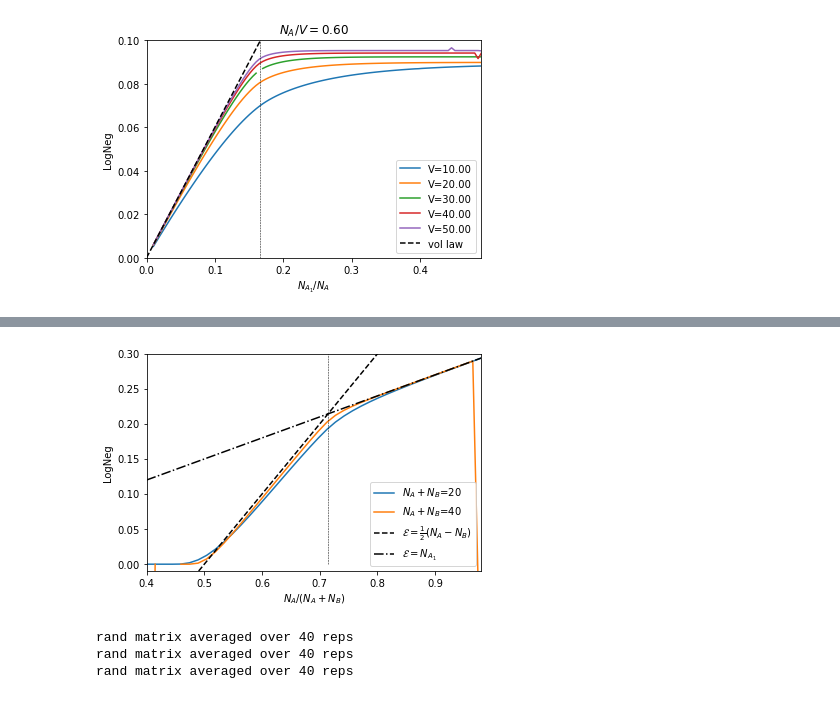
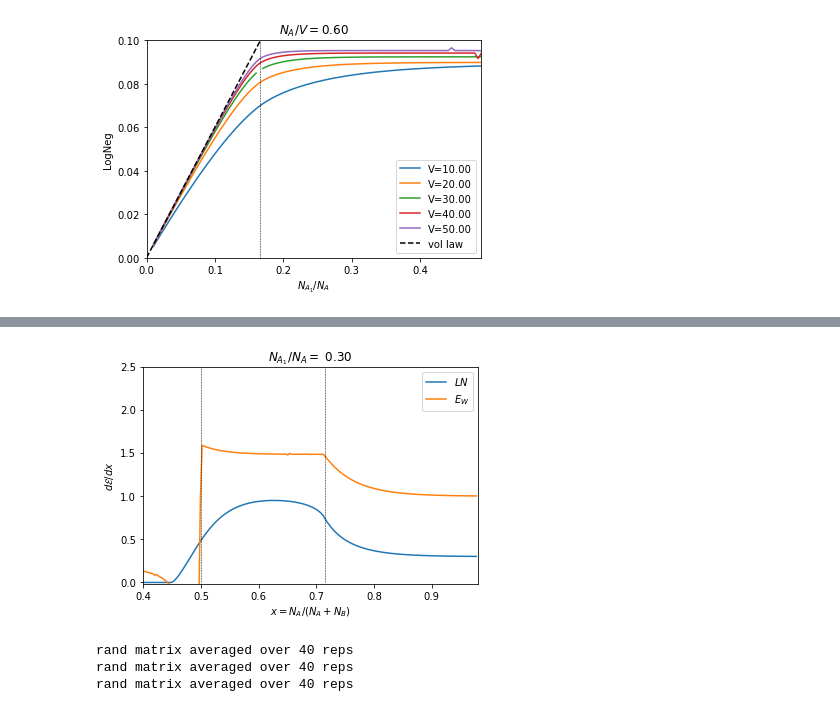
Before and after one commit to hassan-shap/RMT, a Jupyter notebook: EntTransition-new.ipynb, the cells around one changed output, grey strips where cells are left out. Cells and saved outputs as stored; diff of their text form; code cells hidden in the pictures.

```diff
--- a/EntTransition-new.ipynb
+++ b/EntTransition-new.ipynb
@@ -79,6 +138,17 @@ def neg_calc(a,b):
     integral= nquad(integrand, [[-np.inf, np.inf]], args=(a, b),opts=[options,options])[0]
     return integral
 
+def odd_integrand(z, a, b):
+    return -Gz(z,a,b)*z*np.log(np.abs(z))
+
+def odd_neg_calc(a,b):
+    '''Calculates logneg by \int P(z)|z| dz
+    where P(z) is spectral density'''
+    options={'limit':500}
+    integral= nquad(odd_integrand, [[-np.inf, np.inf]], args=(a, b),opts=[options,options])[0]
+    return integral
+
+
 r=2 # local Hilbert space dim
 def logneg_plotter(V=20,Ra=0.6):
     R12_list=np.linspace(0.01,0.49,100)
@@ -162,9 +232,10 @@ plt.show()
 r=2 # local Hilbert space dim
 R12=0.3 # N1/(N1+N2), must be smaller than 0.5
 
-Vlist=np.arange(20,41,20)
-Ra_list=np.linspace(0.4,0.98,40)
+Vlist=np.arange(20,21,20)
+Ra_list=np.linspace(0.4,0.98,200)
 logneg=np.zeros((len(Ra_list),len(Vlist)))
+logneg_odd=np.zeros((len(Ra_list),len(Vlist)))
 for i_V in range(len(Vlist)):
     V=Vlist[i_V]
     t_timer=time.time()
@@ -178,6 +249,7 @@ for i_V in range(len(Vlist)):
         a = Lb/L2 +1j*0
         b = Lb/L2*L1 +1j*0
         logneg[i_a,i_V]=np.log2(neg_calc(a,b)*(L2*L1)/pi/(L1*Lb))
+        logneg_odd[i_a,i_V]=odd_neg_calc(a,b)*(L2*L1)/pi/(L1*Lb)
 
     elapsed = time.time() - t_timer
     print("logneg was calculated for %d qubits" % (V) + ", elapsed time = %.2f " % (elapsed)+ "sec")
@@ -190,21 +261,29 @@ logneg was calculated for 40 qubits, elapsed time = 3.47 sec
 # %%
+def entropy(x):
+    return x*(np.heaviside(x,1/2)-np.heaviside(x-1/2,1/2))+ (1-x)*(np.heaviside(x-1/2,1/2)-np.heaviside(x-1,1/2))
+
+# d_odd=0.65*Vlist[0] #logneg[0,0]-logneg_odd[0,0]
+dR=Ra_list[1]-Ra_list[0]
 plt.figure()
 for i_V in range(len(Vlist)):
     V=Vlist[i_V]
-    plt.plot(Ra_list,logneg[:,i_V]/V,'-',label='$N_A+N_B$=%.0f' % (V),color='C%d' % (i_V))
+    plt.plot(Ra_list[0:-1],np.diff(logneg[:,i_V])/V/dR,'-',label=r'$LN$')#,color='C%d' % (i_V))
+    plt.plot(Ra_list[0:-1],0+np.diff(-entropy(Ra_list)+logneg_odd[:,i_V]/V)/dR,'-',label=r'$E_W$' )#,color='C%d' % (i_V))
 
-plt.plot(Ra_list,Ra_list-0.5,'k--',label=r'${\cal E}=\frac{1}{2}(N_{A}-N_B)$')
-plt.plot(Ra_list,Ra_list*R12,'k-.',label=r'${\cal E}=N_{A_1}$')
-ymax=0.3
+# plt.plot(Ra_list,Ra_list-0.5,'k--',label=r'${\cal E}=\frac{1}{2}(N_{A}-N_B)$',linewidth=0.7)
+# plt.plot(Ra_list,Ra_list*R12,'k-.',label=r'${\cal E}=N_{A_1}$',linewidth=0.7)
+ymax=2.5
 plt.plot([1/(1-R12)/2]*2,[0,ymax],'k--',linewidth=0.5)
-plt.ylim(-0.01,ymax)
-plt.xlabel('$N_{A}/(N_A+N_B)$')
-plt.ylabel('LogNeg')
+plt.plot([1/2]*2,[0,ymax],'k--',linewidth=0.5)
+plt.ylim(-0.02,ymax)
+plt.xlabel('$x=N_{A}/(N_A+N_B)$')
+plt.ylabel(r'$d{\cal E}/dx$')
+plt.title(r'$N_{A_1}/N_A=$ %.2f' % (R12))
 plt.xlim(Ra_list.min(),Ra_list.max())
 plt.legend()
 plt.show()
 # %% [output]
-[figure, old version]
+[figure, new version]
 # %%
 r=2
 Na=16
```
Also changed, not shown: parts of 7 cells of this notebook, 4 other files.
